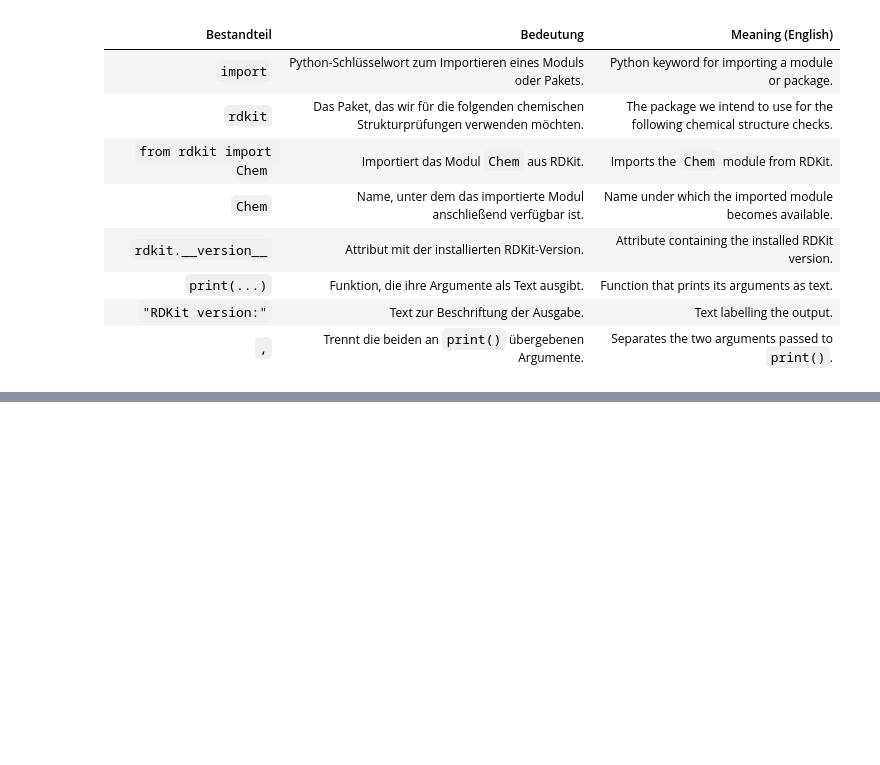
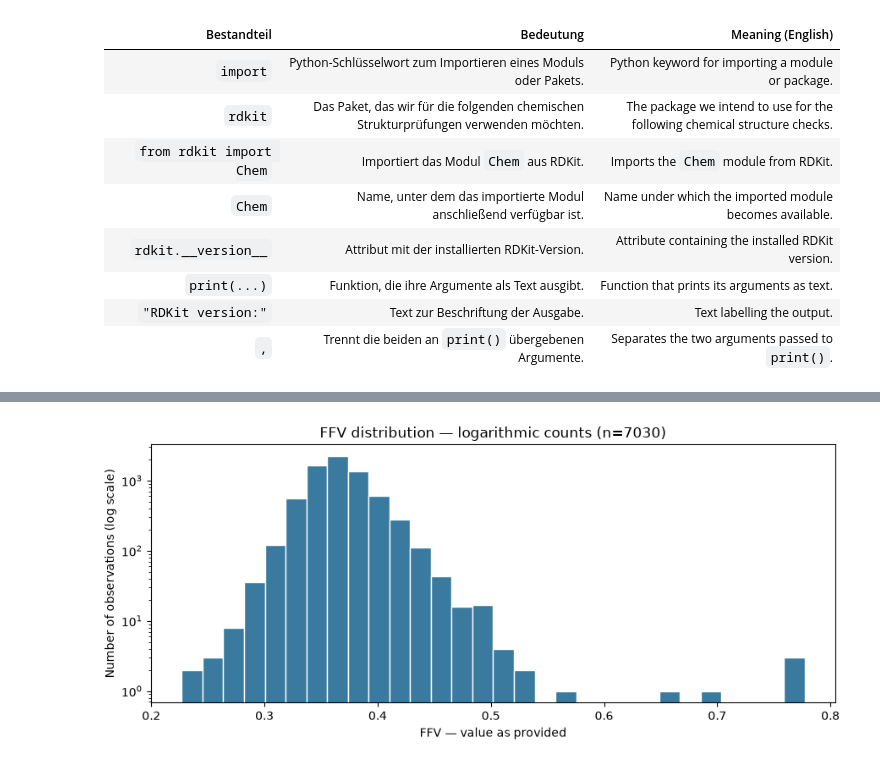
Before and after one commit to SuhmiHwang/capstone_virtual_lab_mohamed_suhmi, a Jupyter notebook: notebooks/01_mohamed_initial_eda.ipynb, the cells around one changed output, grey strips where cells are left out. Cells and saved outputs as stored; diff of their text form; code cells hidden in the pictures; blank space fills up the shorter version.

```diff
--- a/notebooks/01_mohamed_initial_eda.ipynb
+++ b/notebooks/01_mohamed_initial_eda.ipynb
@@ -510,0 +1133,22 @@ RDKit version: 2026.09.1
+# %%
+# Show rare FFV observations using a logarithmic count axis
+ffv_values = train["FFV"].dropna()
+
+fig, ax = plt.subplots(figsize=(9, 4))
+
+ax.hist(
+    ffv_values,
+    bins=30,
+    log=True,
+    color="#397A9E",
+    edgecolor="white",
+)
+
+ax.set_title(f"FFV distribution — logarithmic counts (n={len(ffv_values)})")
+ax.set_xlabel("FFV — value as provided")
+ax.set_ylabel("Number of observations (log scale)")
+
+fig.tight_layout()
+plt.show()
+# %% [output]
+[figure, added]
```
Also changed, not shown: parts of 103 cells of this notebook.
